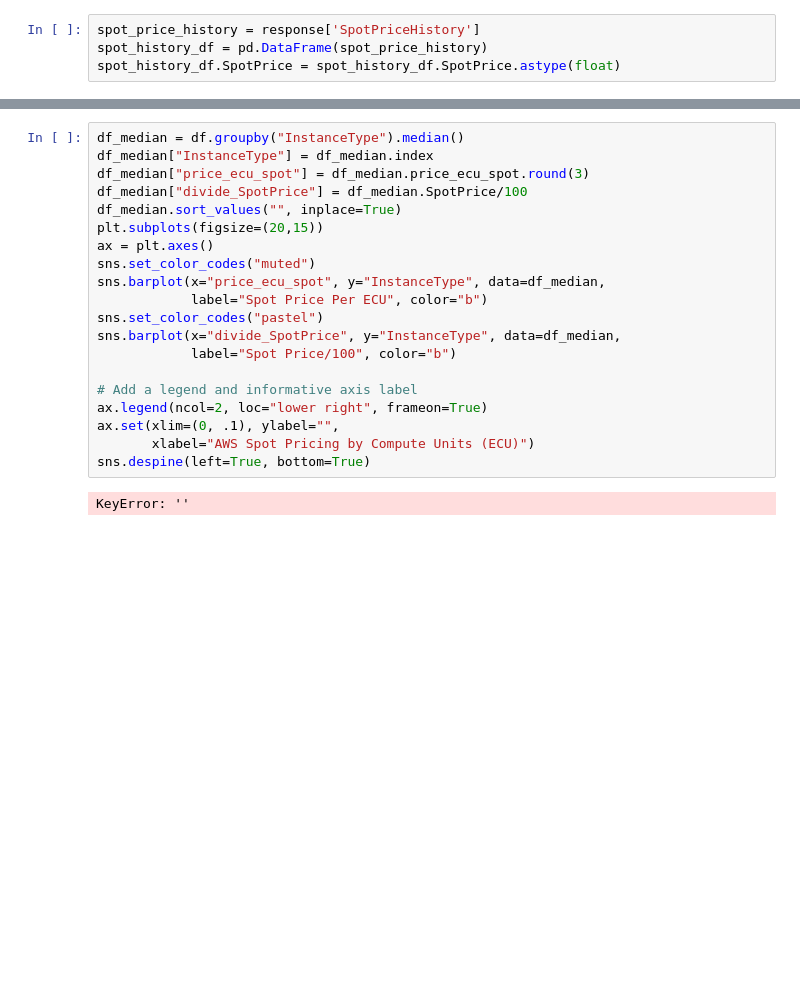
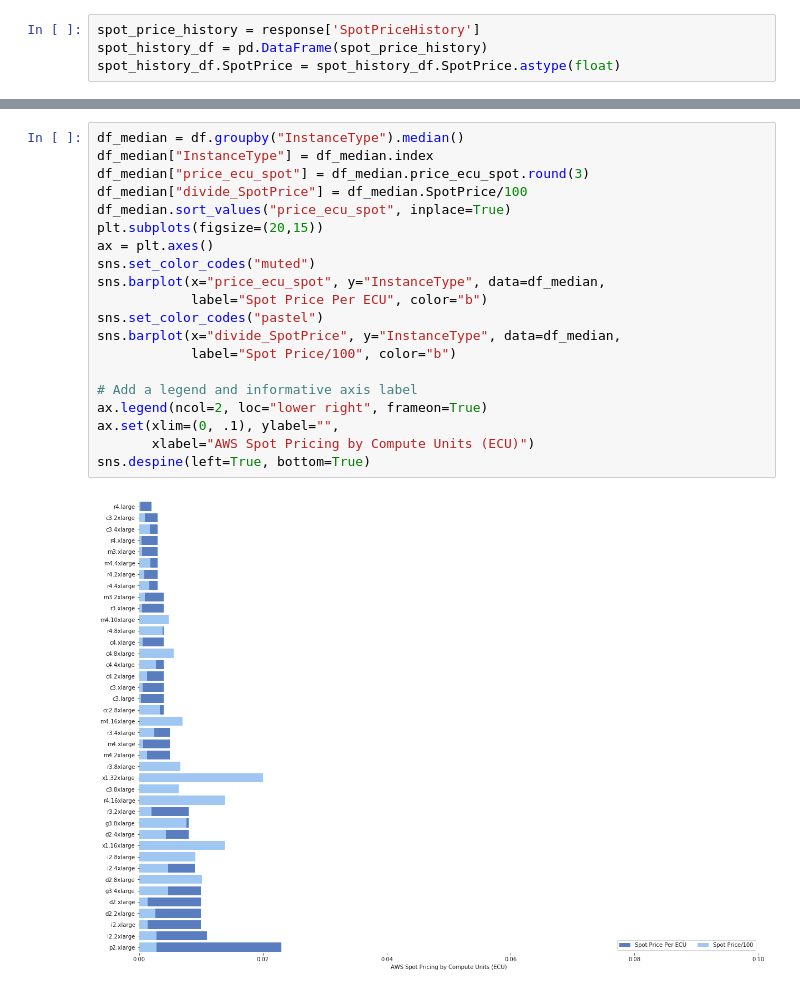
Before and after one commit to noahgift/pragai-aws, a Jupyter notebook: notebooks/spot_pricing_ml.ipynb, the cells around one changed output, grey strips where cells are left out. Drawn from its saved outputs; the diff is of its cells as text; blank space fills up the shorter version.

```diff
--- a/notebooks/spot_pricing_ml.ipynb
+++ b/notebooks/spot_pricing_ml.ipynb
@@ -71,25 +71,25 @@ df.describe()
 # %%
 df_median = df.groupby("InstanceType").median()
 df_median["InstanceType"] = df_median.index
 df_median["price_ecu_spot"] = df_median.price_ecu_spot.round(3)
 df_median["divide_SpotPrice"] = df_median.SpotPrice/100
-df_median.sort_values("", inplace=True)
+df_median.sort_values("price_ecu_spot", inplace=True)
 plt.subplots(figsize=(20,15))
 ax = plt.axes()
 sns.set_color_codes("muted")
 sns.barplot(x="price_ecu_spot", y="InstanceType", data=df_median,
             label="Spot Price Per ECU", color="b")
 sns.set_color_codes("pastel")
 sns.barplot(x="divide_SpotPrice", y="InstanceType", data=df_median,
             label="Spot Price/100", color="b")
 
 # Add a legend and informative axis label
 ax.legend(ncol=2, loc="lower right", frameon=True)
 ax.set(xlim=(0, .1), ylabel="",
        xlabel="AWS Spot Pricing by Compute Units (ECU)")
 sns.despine(left=True, bottom=True)
 # %% [output]
-KeyError: ''
+[figure, added]
 # %%
 numerical_df = df_median.loc[:,["price_ecu_spot", "price_memory_spot"]]
 from sklearn.preprocessing import MinMaxScaler
```
Also changed, not shown: parts of 6 cells of this notebook, 6 other files.
